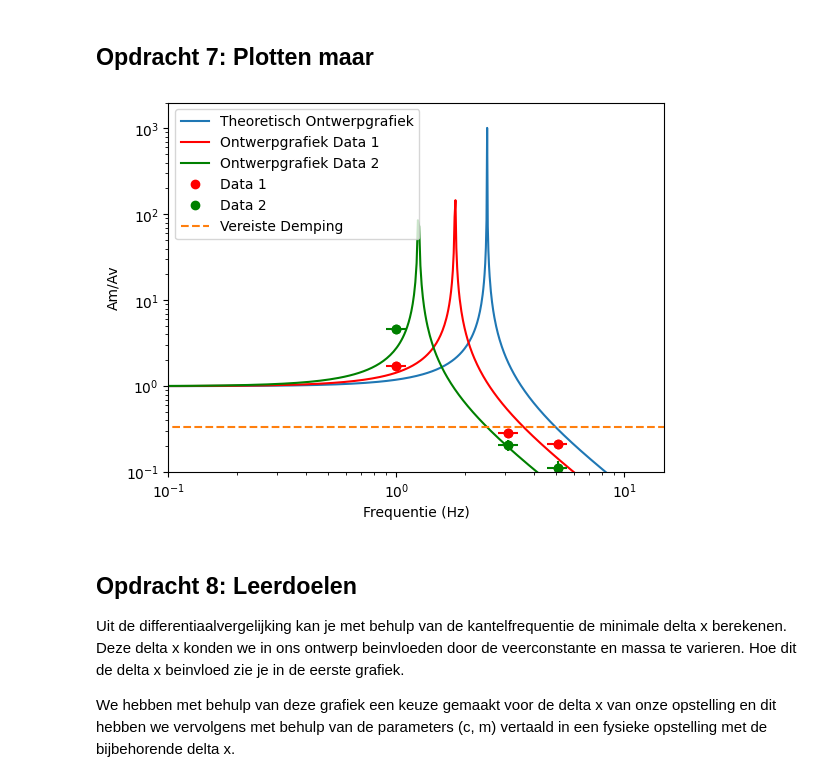
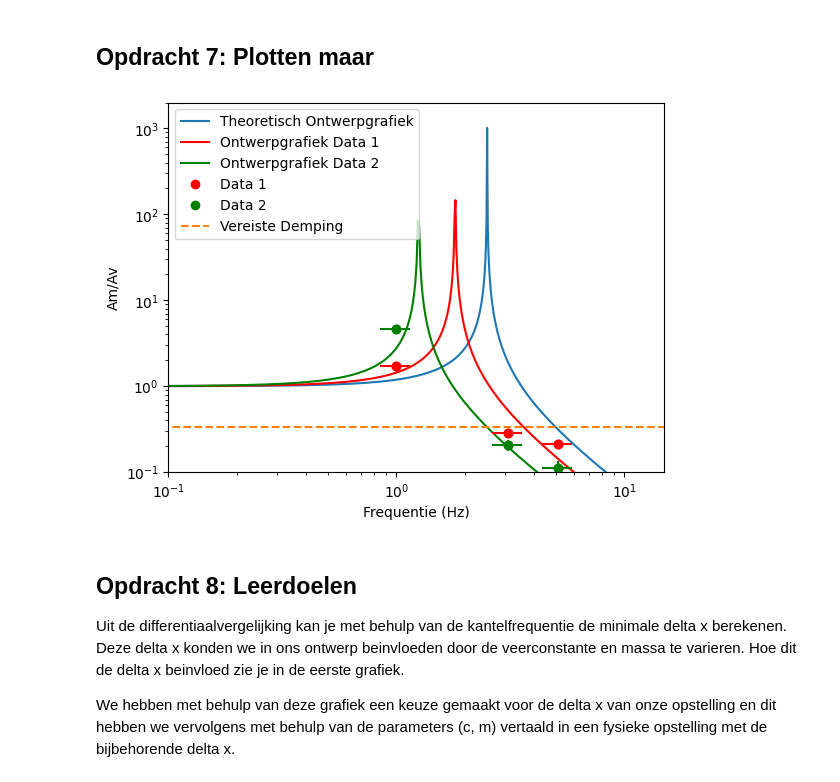
Before and after one commit to DavantePES/Def-D, a Jupyter notebook: FysiekeOntwerpopdrachten/5MaakEenOpstellingTrillingsvrij/Ontwerpopdracht5MaakEenOpstellingTrillingsvrijInvulTemplate.ipynb, the cells around one changed output. Saved outputs shown, nothing was run; the diff lists cells and outputs as text; code cells hidden in the pictures.

```diff
--- a/FysiekeOntwerpopdrachten/5MaakEenOpstellingTrillingsvrij/Ontwerpopdracht5MaakEenOpstellingTrillingsvrijInvulTemplate.ipynb
+++ b/FysiekeOntwerpopdrachten/5MaakEenOpstellingTrillingsvrij/Ontwerpopdracht5MaakEenOpstellingTrillingsvrijInvulTemplate.ipynb
@@ -182,35 +182,35 @@ Als je hier negatief geantwoord hebt, kopieer onder deze cel dan alle cellen van
 # %%
 # Voeg hier je plot in.
 
 a_verhoudingen = np.array([1.60/0.93, 0.94/3.28, 1.26/5.88])
 frequenties = np.array([1.0, 3.1, 5.1])
 
 a_verhoudingen2 = np.array([0.64/0.14, 0.24/1.17, 0.37/3.28])
 
 x = np.linspace(0, 100, 1000) # frequentie in Hz
 y = np.abs(1 / (1 - (x/(2*np.pi*f0))**2))
 
 y2 = np.abs(1 / (1 - (x/(2*np.pi*1.81))**2))
 
 y3 = np.abs(1 / (1 - (x/(2*np.pi*1.25))**2))
 
 plt.plot(x/(2*np.pi), y, label='Theoretisch Ontwerpgrafiek')
 plt.plot(x/(2*np.pi),y2, 'r', label='Ontwerpgrafiek Data 1')
 plt.plot(x/(2*np.pi), y3, 'g', label='Ontwerpgrafiek Data 2')
 plt.plot(frequenties, a_verhoudingen, 'ro', label='Data 1')
 plt.plot(frequenties, a_verhoudingen2, 'go', label='Data 2')
 plt.plot(x, x*0+1/3, '--', label='Vereiste Demping')
-plt.errorbar(frequenties, a_verhoudingen, yerr=0.1*a_verhoudingen, xerr=0.1*frequenties, fmt='ro')
-plt.errorbar(frequenties, a_verhoudingen2, yerr=0.1*a_verhoudingen, xerr=0.1*frequenties, fmt='go')
+plt.errorbar(frequenties, a_verhoudingen, yerr=0.1*a_verhoudingen, xerr=0.15*frequenties, fmt='ro')
+plt.errorbar(frequenties, a_verhoudingen2, yerr=0.1*a_verhoudingen, xerr=0.15*frequenties, fmt='go')
 plt.legend()
 plt.loglog()
 plt.ylabel('Am/Av')
 plt.xlabel('Frequentie (Hz)')
 plt.xlim(0.1, 15)
 plt.ylim(0.1, 2000)
 plt.show()
 # %% [output]
-[figure, old version]
+[figure, new version]
 # %% [markdown]
 ## Opdracht 8: Leerdoelen
 
```
Also changed, not shown: parts of 1 cell of this notebook.
